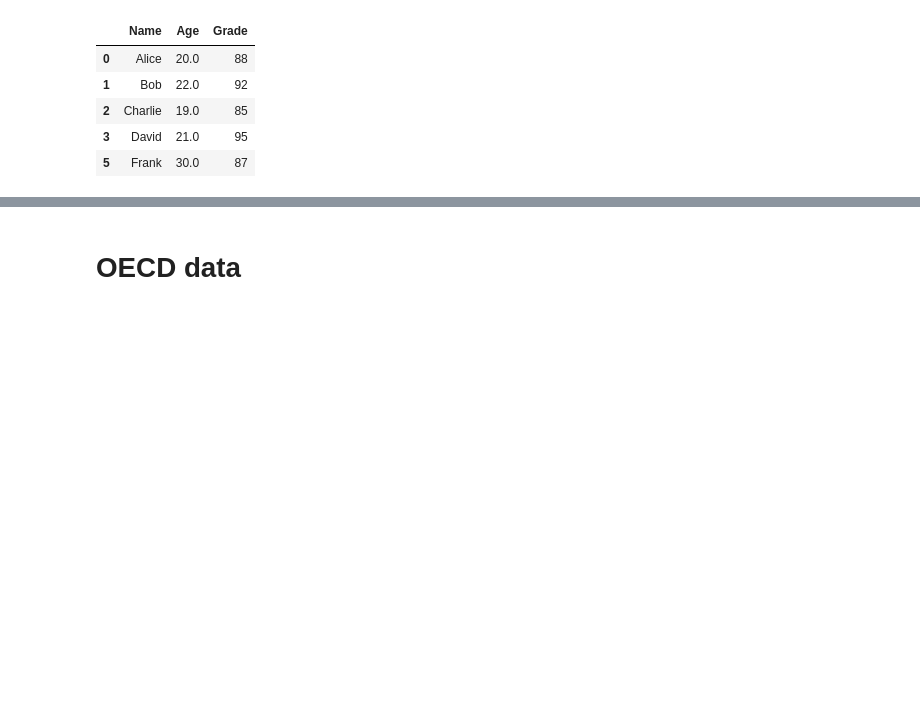
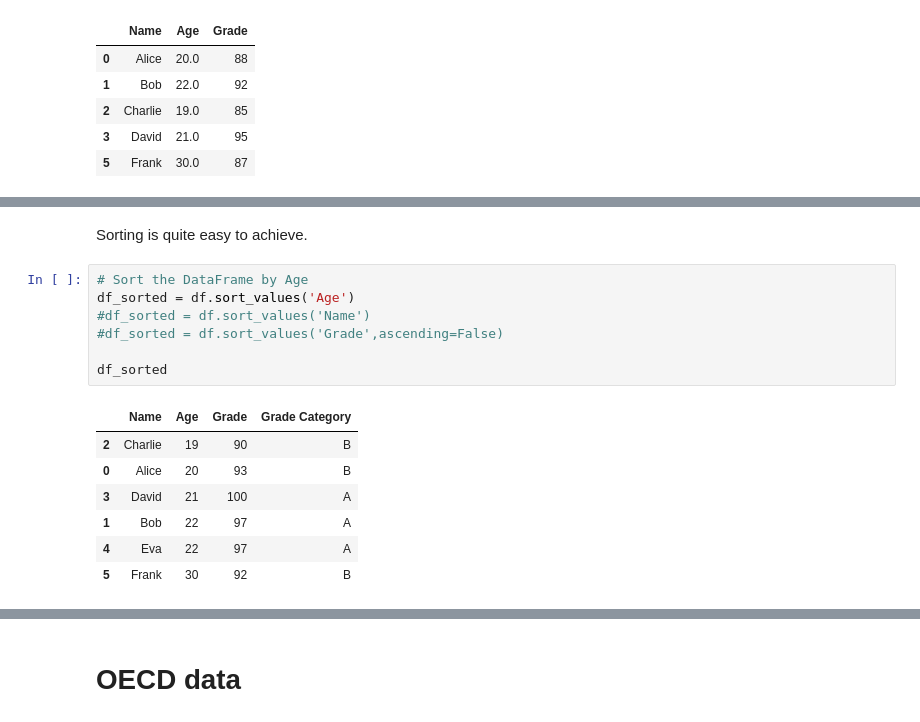
Before and after one commit to fleshgordo/dataexploration, a Jupyter notebook: DataExploration.ipynb, the cells around one changed output, grey strips where cells are left out. Saved outputs shown, nothing was run; the diff lists cells and outputs as text; blank space fills up the shorter version.

```diff
--- a/DataExploration.ipynb
+++ b/DataExploration.ipynb
@@ -158,0 +185,17 @@ df
+# %% [markdown]
+Sorting is quite easy to achieve.
+# %%
+# Sort the DataFrame by Age
+df_sorted = df.sort_values('Age')
+#df_sorted = df.sort_values('Name')
+#df_sorted = df.sort_values('Grade',ascending=False)
+
+df_sorted
+# %% [output]
+|  | Name | Age | Grade | Grade Category |
+| 2 | Charlie | 19 | 90 | B |
+| 0 | Alice | 20 | 93 | B |
+| 3 | David | 21 | 100 | A |
+| 1 | Bob | 22 | 97 | A |
+| 4 | Eva | 22 | 97 | A |
+| 5 | Frank | 30 | 92 | B |
```
Also changed, not shown: parts of 19 cells of this notebook.
